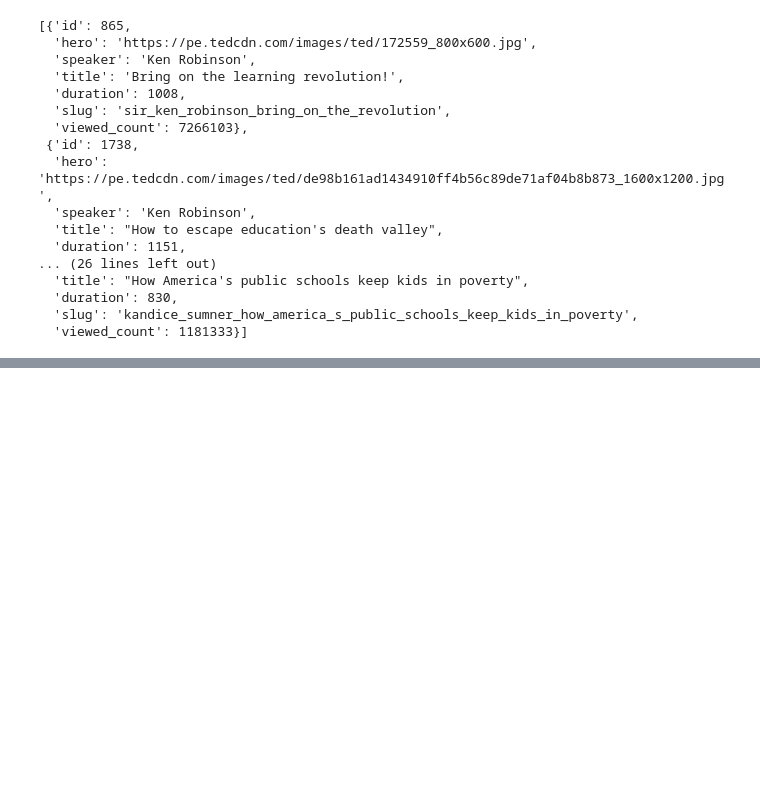
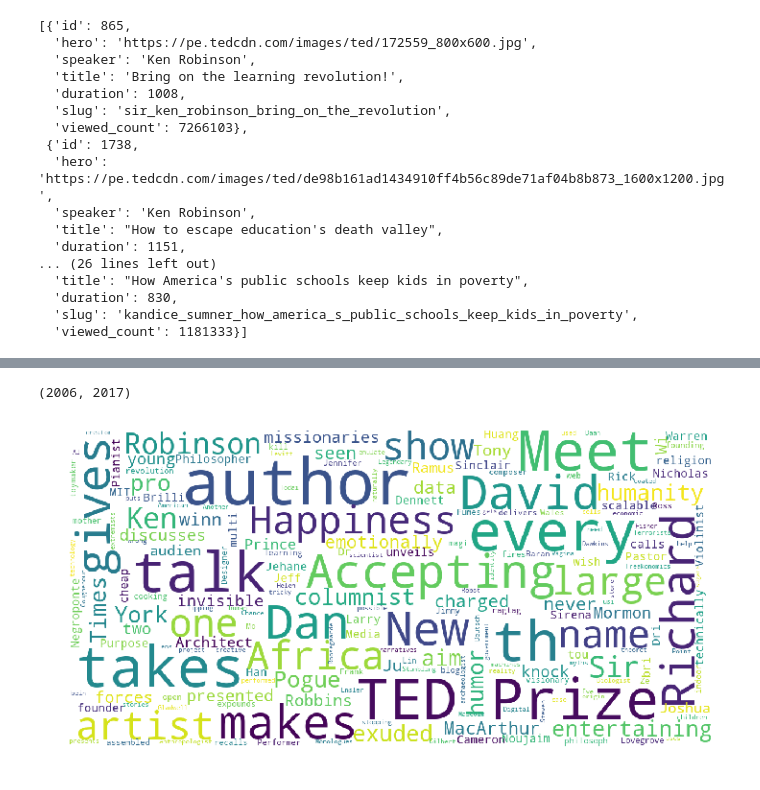
Before and after one commit to PoojaDoctor/Data144-FinalProject, a Jupyter notebook: EDA - Pooja.ipynb, the cells around one changed output, grey strips where cells are left out. Drawn from its saved outputs; the diff is of its cells as text; code cells hidden in the pictures; blank space fills up the shorter version.

Commit message:
Text processing
Cleaned the dataset and built words clouds

```diff
--- a/EDA - Pooja.ipynb
+++ b/EDA - Pooja.ipynb
@@ -108,0 +122,3 @@ eval(df.iloc[0]["related_talks"])
+# %%
+df["film_date"] = df["film_date"].apply(lambda d: datetime.utcfromtimestamp(d).strftime('%Y-%m-%d %H:%M:%S'))
+df["published_date"] = df["published_date"].apply(lambda d: datetime.utcfromtimestamp(d).strftime('%Y-%m-%d %H:%M:%S'))
@@ -108,0 +135,4 @@ eval(df.iloc[0]["related_talks"])
+# %%
+df["yr"] = pd.to_datetime(df["published_date"]).dt.year
+df["month"] = pd.to_datetime(df["published_date"]).dt.month
+df.head(2)
@@ -108,0 +144,3 @@ eval(df.iloc[0]["related_talks"])
+# %%
+df = df.drop(columns=["film_date", "published_date", "event"])
+df.head(2)
@@ -108,0 +172,30 @@ eval(df.iloc[0]["related_talks"])
+# %%
+min(df["yr"]), max(df["yr"])
+# %% [output]
+(2006, 2017)
+# %%
+from wordcloud import WordCloud, STOPWORDS
+stopwords = set(STOPWORDS)
+
+def show_wordcloud(data, title = None):
+    wordcloud = WordCloud(
+        background_color='white',
+        stopwords=stopwords,
+        max_words=200,
+        max_font_size=40,
+        scale=3,
+        random_state=1
+    ).generate(str(data))
+
+    fig = plt.figure(1, figsize=(12, 12))
+    plt.axis('off')
+    if title:
+        fig.suptitle(title, fontsize=20)
+        fig.subplots_adjust(top=2.3)
+
+    plt.imshow(wordcloud)
+    plt.show()
+
+show_wordcloud(df['description'])
+# %% [output]
+[figure, added]
```
Also changed, not shown: parts of 10 cells of this notebook.
